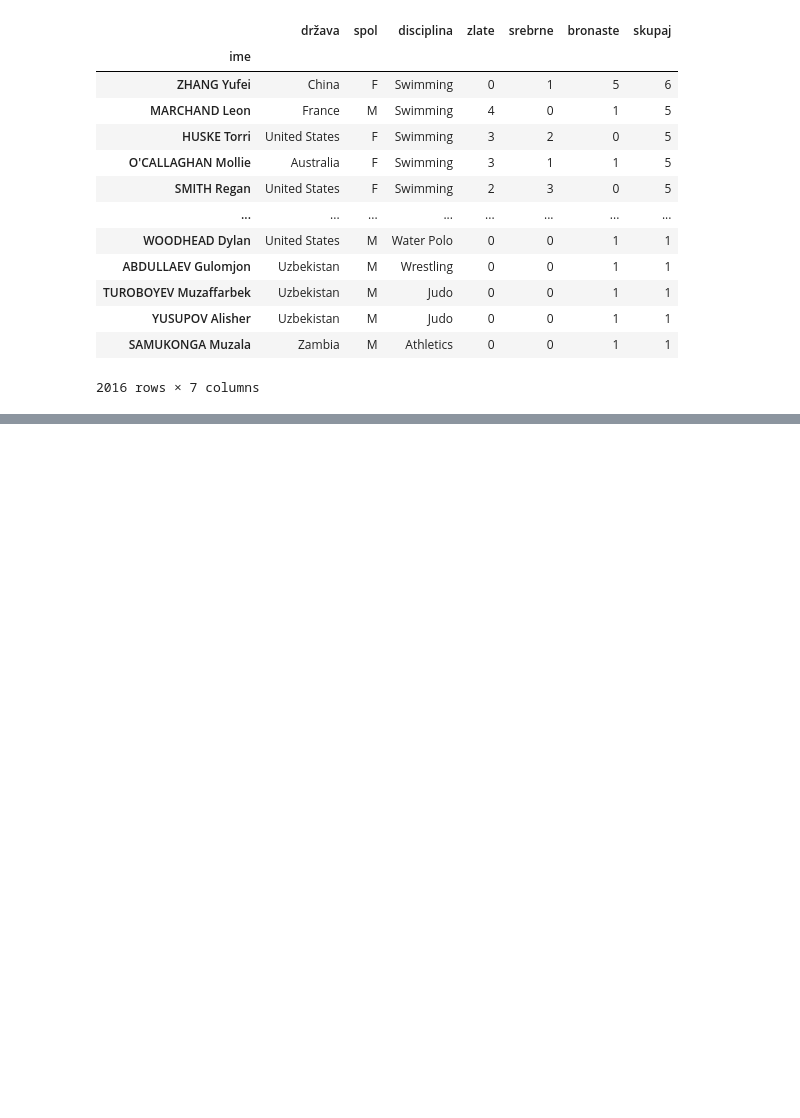
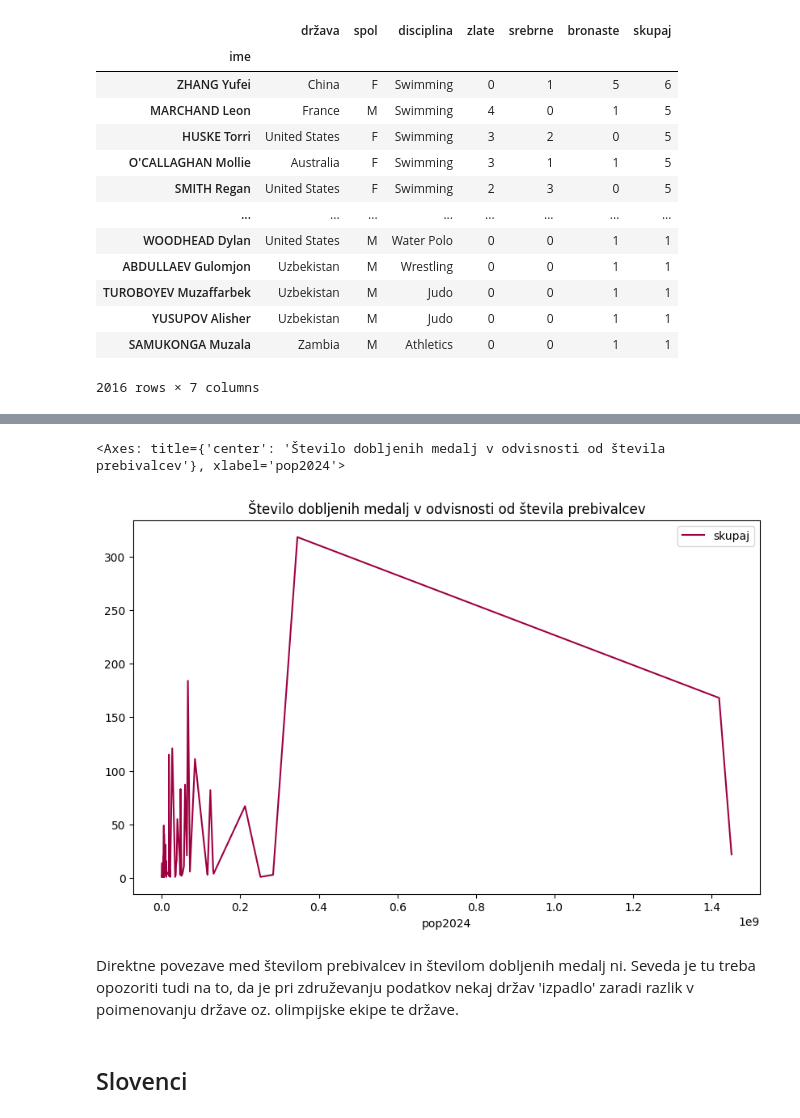
Before and after one commit to gaseva/Dobitniki-medalj-na-olimpijskih-igrah-2024, a Jupyter notebook: analiza.ipynb, the cells around one changed output, grey strips where cells are left out. Saved outputs shown, nothing was run; the diff lists cells and outputs as text; code cells hidden in the pictures; blank space fills up the shorter version.

```diff
--- a/analiza.ipynb
+++ b/analiza.ipynb
@@ -68,0 +153,5 @@ Length: 92, dtype: int64
+# %%
+podatki_preb = pd.read_csv("podatki/countries-table.csv", index_col='država')
+št_preb_po_državah = podatki_preb['pop2024']
+združeno = pd.merge(št_medalj_na_državo, št_preb_po_državah, on='država').sort_values('pop2024', ascending=False)
+združeno
@@ -68,0 +173,10 @@ Length: 92, dtype: int64
+# %%
+združeno.plot('pop2024', 'skupaj', title='Število dobljenih medalj v odvisnosti od števila prebivalcev',
+    colormap='Spectral', figsize=(10,6))
+# %% [output]
+<Axes: title={'center': 'Število dobljenih medalj v odvisnosti od števila prebivalcev'}, xlabel='pop2024'>
+[figure, added]
+# %% [markdown]
+Direktne povezave med številom prebivalcev in številom dobljenih medalj ni. Seveda je tu treba opozoriti tudi na to, da je pri združevanju podatkov nekaj držav 'izpadlo' zaradi razlik v poimenovanju države oz. olimpijske ekipe te države.
+# %% [markdown]
+## Slovenci
```
Also changed, not shown: parts of 24 cells of this notebook.
